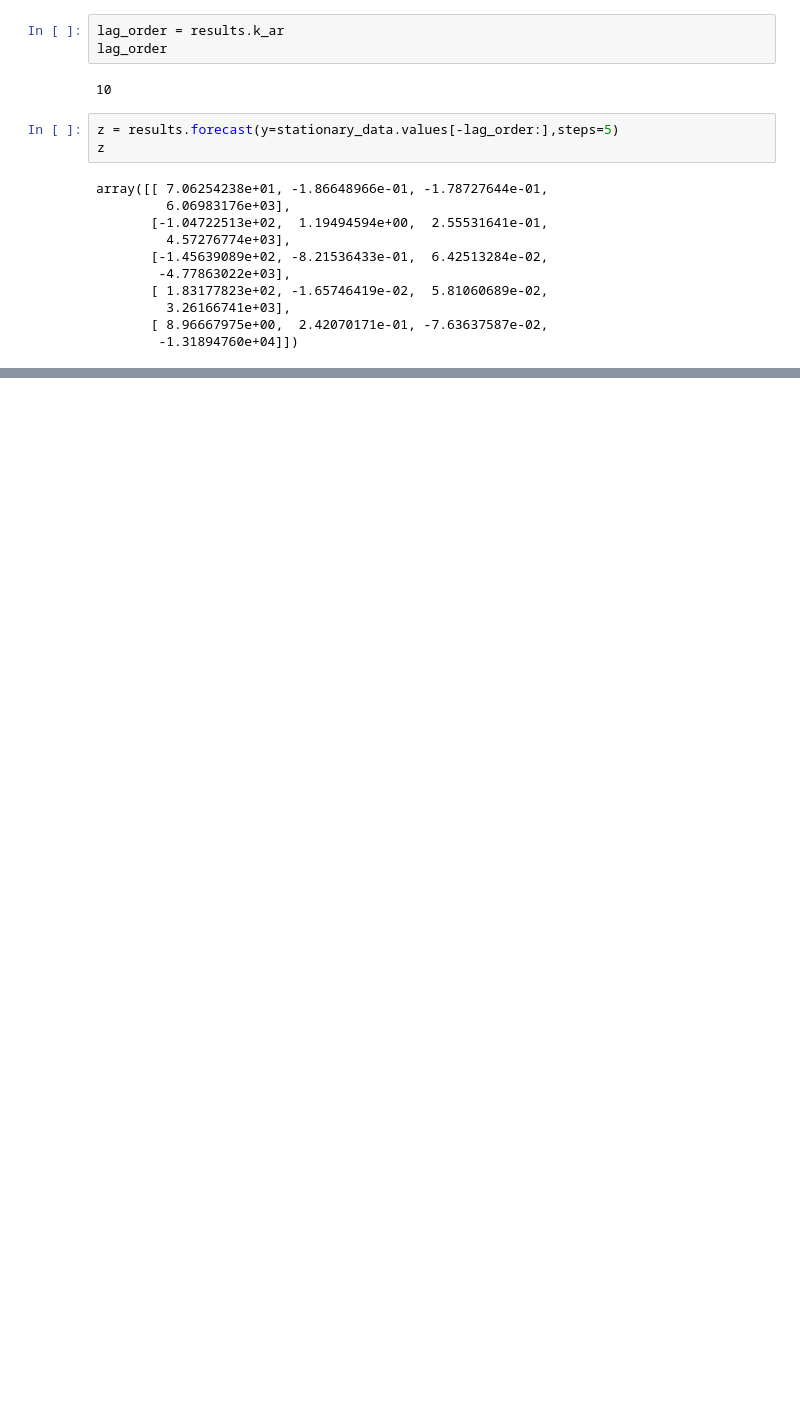
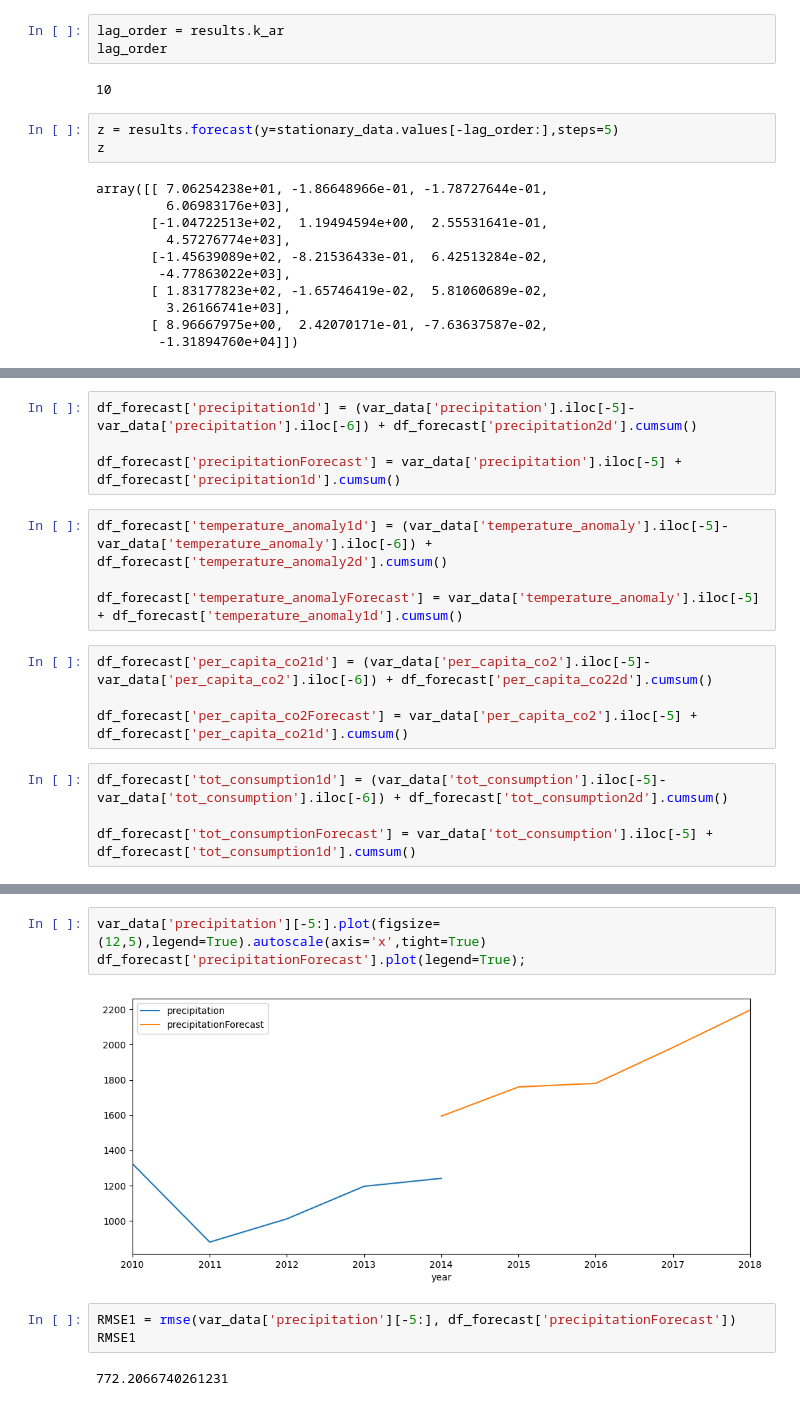
Before and after one commit to depa-tto/Multivariate-Time-Series-project, a Jupyter notebook: time_series_project.ipynb, the cells around one changed output, grey strips where cells are left out. Saved outputs shown, nothing was run; the diff lists cells and outputs as text; blank space fills up the shorter version.

```diff
--- a/time_series_project.ipynb
+++ b/time_series_project.ipynb
@@ -813,0 +821,16 @@ df_forecast[1].plot()
+# %%
+df_forecast['precipitation1d'] = (var_data['precipitation'].iloc[-5]-var_data['precipitation'].iloc[-6]) + df_forecast['precipitation2d'].cumsum()
+
+df_forecast['precipitationForecast'] = var_data['precipitation'].iloc[-5] + df_forecast['precipitation1d'].cumsum()
+# %%
+df_forecast['temperature_anomaly1d'] = (var_data['temperature_anomaly'].iloc[-5]-var_data['temperature_anomaly'].iloc[-6]) + df_forecast['temperature_anomaly2d'].cumsum()
+
+df_forecast['temperature_anomalyForecast'] = var_data['temperature_anomaly'].iloc[-5] + df_forecast['temperature_anomaly1d'].cumsum()
+# %%
+df_forecast['per_capita_co21d'] = (var_data['per_capita_co2'].iloc[-5]-var_data['per_capita_co2'].iloc[-6]) + df_forecast['per_capita_co22d'].cumsum()
+
+df_forecast['per_capita_co2Forecast'] = var_data['per_capita_co2'].iloc[-5] + df_forecast['per_capita_co21d'].cumsum()
+# %%
+df_forecast['tot_consumption1d'] = (var_data['tot_consumption'].iloc[-5]-var_data['tot_consumption'].iloc[-6]) + df_forecast['tot_consumption2d'].cumsum()
+
+df_forecast['tot_consumptionForecast'] = var_data['tot_consumption'].iloc[-5] + df_forecast['tot_consumption1d'].cumsum()
@@ -813,0 +854,10 @@ df_forecast[1].plot()
+# %%
+var_data['precipitation'][-5:].plot(figsize=(12,5),legend=True).autoscale(axis='x',tight=True)
+df_forecast['precipitationForecast'].plot(legend=True);
+# %% [output]
+[figure, added]
+# %%
+RMSE1 = rmse(var_data['precipitation'][-5:], df_forecast['precipitationForecast'])
+RMSE1
+# %% [output]
+772.2066740261231
```
Also changed, not shown: parts of 10 cells of this notebook.
